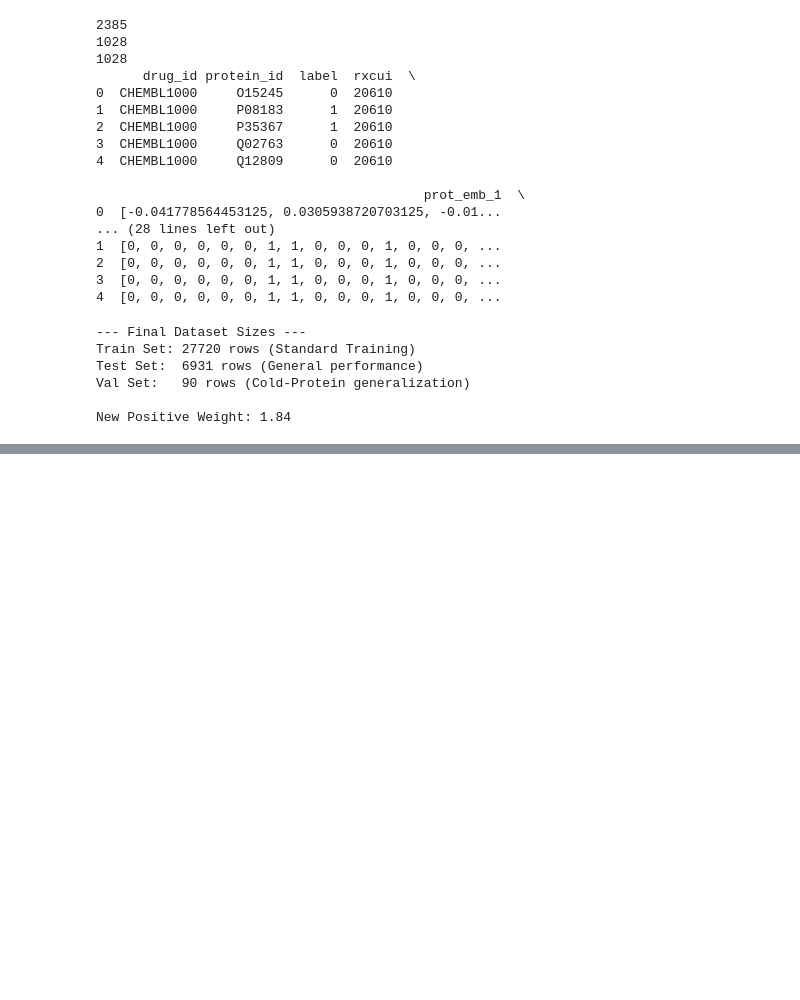
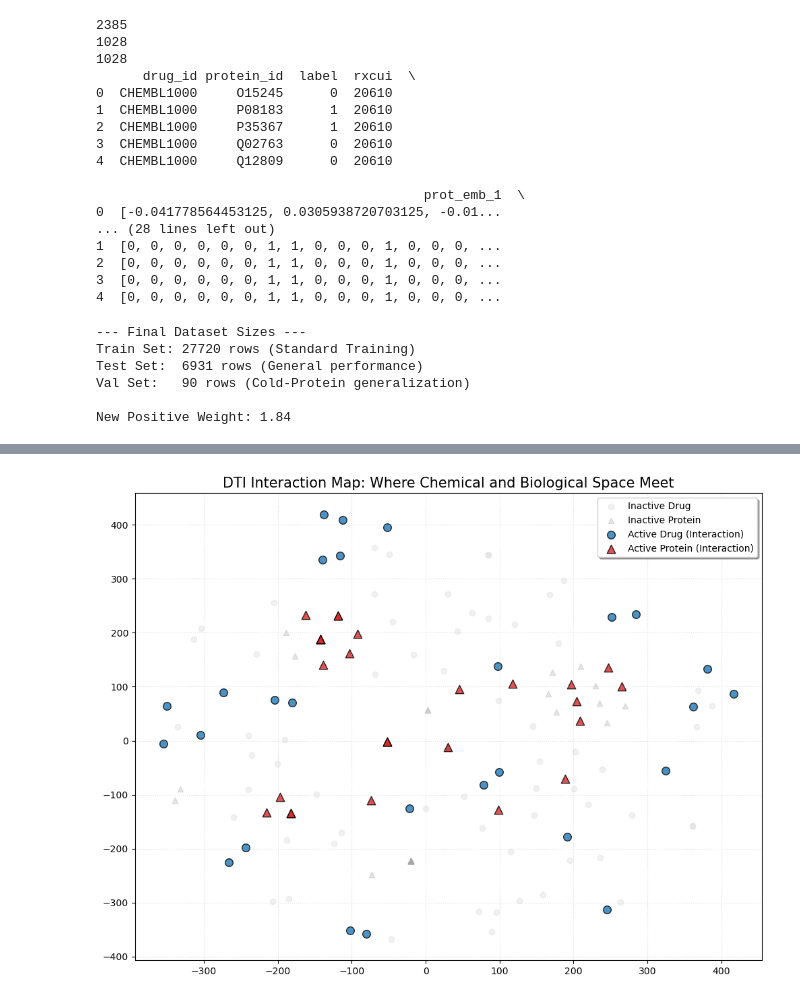
Before and after one commit to sabbir-mirza-013/Deep-Learning-Frameworks-for-Multi-Task-Prediction-of-Drug-Target-Interactions-and-Adverse-Effects, a Jupyter notebook: Model/TestModel/main.ipynb, the cells around one changed output, grey strips where cells are left out. Saved outputs shown, nothing was run; the diff lists cells and outputs as text; code cells hidden in the pictures; blank space fills up the shorter version.

```diff
--- a/Model/TestModel/main.ipynb
+++ b/Model/TestModel/main.ipynb
@@ -502,0 +668,52 @@ Val DTI AUROC: 0.8760 | Val DTI AUPRC: 0.7310 | Val ADR AUROC: 0.9049 | Val ADR
+# %%
+import numpy as np
+from sklearn.manifold import TSNE
+import matplotlib.pyplot as plt
+
+def plot_interaction_map(model, loader, device):
+    model.eval()
+    drug_latents = []
+    prot_latents = []
+    interaction_labels = []
+
+    with torch.no_grad():
+        for i, (d1, d2, p1, p2, labels, _) in enumerate(loader):
+            f_drug = model.drug_fusion(d1.to(device), d2.to(device))
+            f_prot = model.prot_fusion(p1.to(device), p2.to(device))
+
+            drug_latents.append(f_drug.cpu().numpy())
+            prot_latents.append(f_prot.cpu().numpy())
+            interaction_labels.append(labels.cpu().numpy())
+            if i > 60: break
+
+    drugs = np.concatenate(drug_latents)
+    prots = np.concatenate(prot_latents)
+    labels = np.concatenate(interaction_labels)
+
+    # Run t-SNE on the combined space
+    all_features = np.vstack([drugs, prots])
+    tsne = TSNE(n_components=2, perplexity=30, max_iter=1000, random_state=42)
+    z_2d = tsne.fit_transform(all_features)
+
+    z_drugs = z_2d[:len(drugs)]
+    z_prots = z_2d[len(drugs):]
+
+    plt.figure(figsize=(12, 9))
+
+    # 1. Plot Background (Non-interacting)
+    plt.scatter(z_drugs[labels==0, 0], z_drugs[labels==0, 1], c='lightgrey', alpha=0.3, label='Inactive Drug')
+    plt.scatter(z_prots[labels==0, 0], z_prots[labels==0, 1], c='darkgrey', alpha=0.3, label='Inactive Protein', marker='^')
+
+    # 2. Plot Active Pairs (The "Hits")
+    # We highlight where the model 'meets' for a successful DTI
+    plt.scatter(z_drugs[labels==1, 0], z_drugs[labels==1, 1], c='#1f77b4', alpha=0.8, edgecolors='k', label='Active Drug (Interaction)', s=70)
+    plt.scatter(z_prots[labels==1, 0], z_prots[labels==1, 1], c='#d62728', alpha=0.8, edgecolors='k', label='Active Protein (Interaction)', marker='^', s=80)
+
+    plt.title('DTI Interaction Map: Where Chemical and Biological Space Meet', fontsize=15)
+    plt.legend(loc='best', shadow=True)
+    plt.grid(True, linestyle=':', alpha=0.4)
+    plt.show()
+
+plot_interaction_map(model, val_loader, device)
+# %% [output]
+[figure, added]
```
Also changed, not shown: parts of 10 cells of this notebook, 1 other file.
